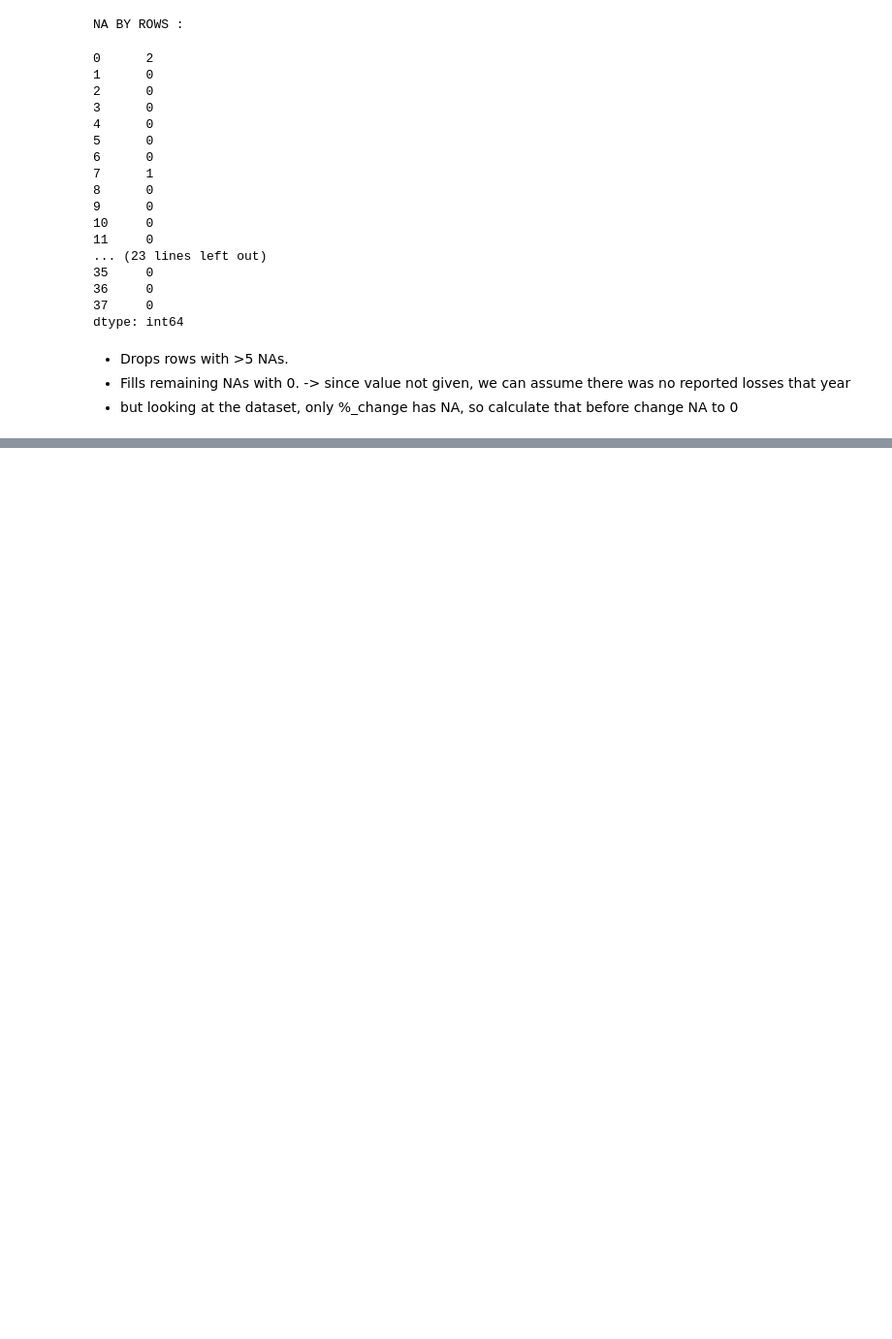
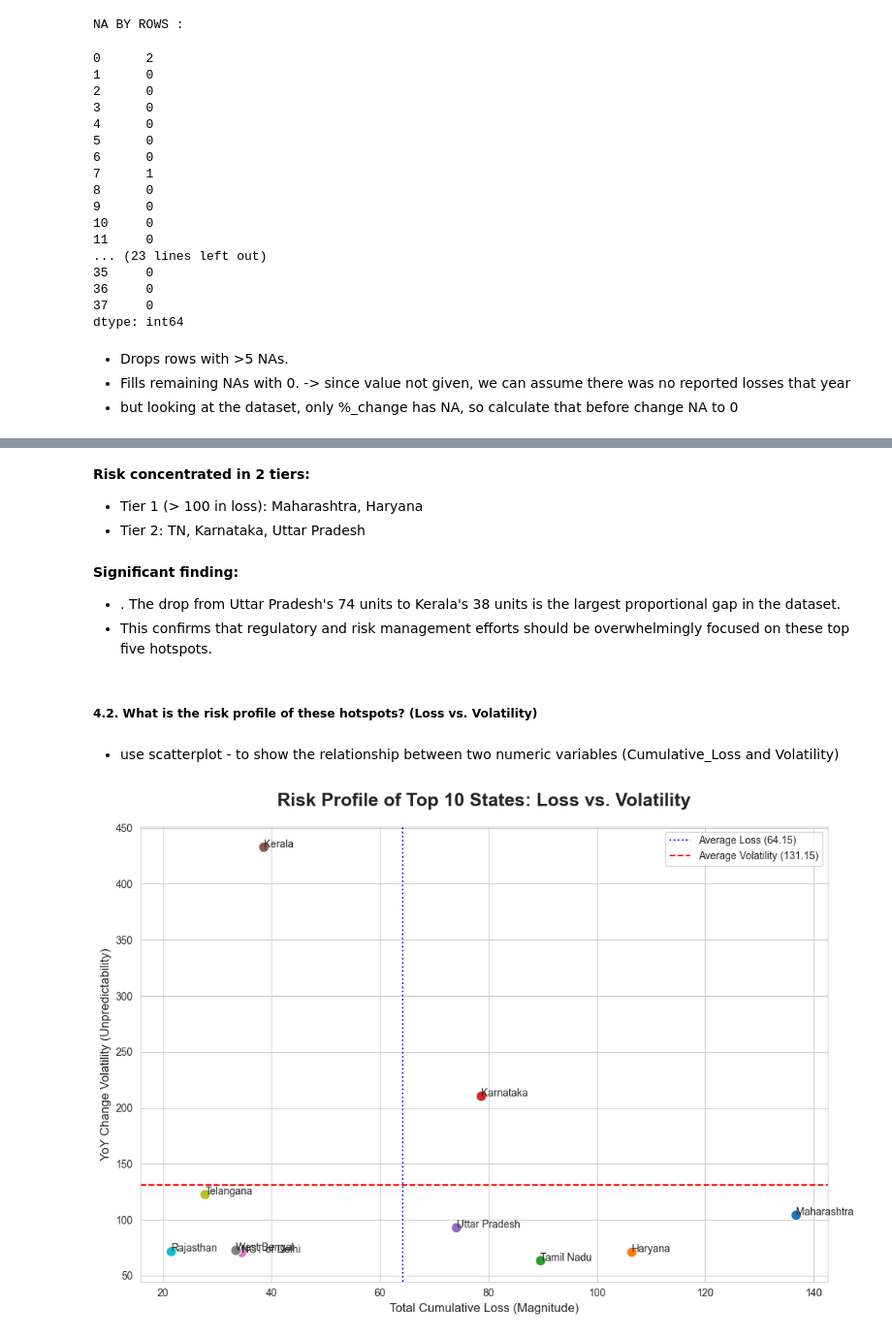
Before and after one commit to Krist-ine/banking_loss_analysis, a Jupyter notebook: notebooks/01_basic_analysis.ipynb, the cells around one changed output, grey strips where cells are left out. Shown at 97% size. Drawn from its saved outputs; the diff is of its cells as text; code cells hidden in the pictures; blank space fills up the shorter version.

```diff
--- a/notebooks/01_basic_analysis.ipynb
+++ b/notebooks/01_basic_analysis.ipynb
@@ -159,0 +363,46 @@ df.head()
+# %% [markdown]
+**Risk concentrated in 2 tiers:**
+- Tier 1 (> 100 in loss): Maharashtra, Haryana
+- Tier 2: TN, Karnataka, Uttar Pradesh
+# %% [markdown]
+**Significant finding:**
+- . The drop from Uttar Pradesh's 74 units to Kerala's 38 units is the largest proportional gap in the dataset.
+- This confirms that regulatory and risk management efforts should be overwhelmingly focused on these top five hotspots.
+# %% [markdown]
+##### 4.2. What is the risk profile of these hotspots? (Loss vs. Volatility)
+# %% [markdown]
+- use scatterplot - to show the relationship between two numeric variables (Cumulative_Loss and Volatility)
+# %%
+plt.figure(figsize=(12, 8))
+
+sns.scatterplot(
+    x='Cumulative_Loss',
+    y='Volatility',
+    data=top_10_hotspots,
+    s=100, # Make the points larger
+    hue='State',
+    legend=False
+)
+
+for i, row in top_10_hotspots.iterrows():
+    plt.text(row['Cumulative_Loss'] + 1, row['Volatility'], row['State']) # (x, y, text)  --> (x+1) so 'State' text doesnt land exactly on the dot
+
+# --- Add lines for the average loss and volatility to create quadrants ---
+# This helps visually segment the chart into our 2x2 risk matrix.
+avg_loss = top_10_hotspots['Cumulative_Loss'].mean()
+avg_volatility = top_10_hotspots['Volatility'].mean()
+
+plt.axvline(x=avg_loss, color='blue', linestyle=':', label=f'Average Loss ({avg_loss:.2f})')
+plt.axhline(y=avg_volatility, color='red', linestyle='--', label=f'Average Volatility ({avg_volatility:.2f})')
+
+
+# --- Add professional titles and labels ---
+plt.title('Risk Profile of Top 10 States: Loss vs. Volatility', fontsize=18, fontweight='bold', pad=20)
+plt.xlabel('Total Cumulative Loss (Magnitude)', fontsize=12)
+plt.ylabel('YoY Change Volatility (Unpredictability)', fontsize=12)
+plt.legend() # This displays the labels for our average lines
+
+# --- Display the final plot ---
+plt.show()
+# %% [output]
+[figure, added]
```
Also changed, not shown: parts of 27 cells of this notebook.
